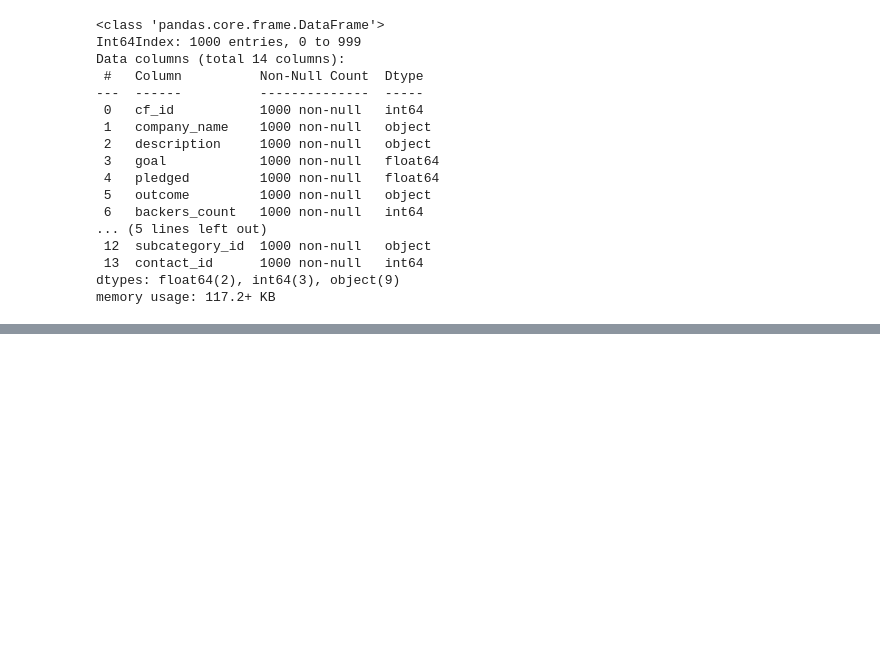
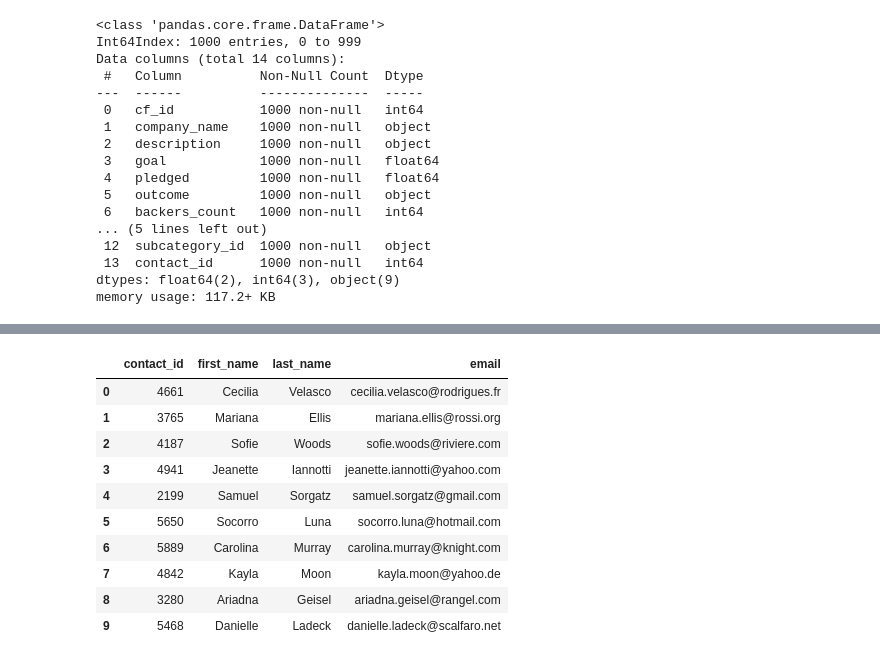
Before and after one commit to zevbennett/Crowdfunding-ETL, a Jupyter notebook: Extraction.ipynb, the cells around one changed output, grey strips where cells are left out. Cells and saved outputs as stored; diff of their text form; code cells hidden in the pictures; blank space fills up the shorter version.

```diff
--- a/Extraction.ipynb
+++ b/Extraction.ipynb
@@ -397,0 +468,16 @@ campaign_cleaned_ordered.to_csv("Data/campaigns.csv")
+# %%
+# Drop the name column and reorder cols.
+contacts_df_clean = contacts_df.drop(['name'], axis=1).loc[:, ["contact_id", "first_name", "last_name", "email"]]
+contacts_df_clean.head(10)
+# %% [output]
+|  | contact_id | first_name | last_name | email |
+| 0 | 4661 | Cecilia | Velasco | cecilia.velasco@rodrigues.fr |
+| 1 | 3765 | Mariana | Ellis | mariana.ellis@rossi.org |
+| 2 | 4187 | Sofie | Woods | sofie.woods@riviere.com |
+| 3 | 4941 | Jeanette | Iannotti | jeanette.iannotti@yahoo.com |
+| 4 | 2199 | Samuel | Sorgatz | samuel.sorgatz@gmail.com |
+| 5 | 5650 | Socorro | Luna | socorro.luna@hotmail.com |
+| 6 | 5889 | Carolina | Murray | carolina.murray@knight.com |
+| 7 | 4842 | Kayla | Moon | kayla.moon@yahoo.de |
+| 8 | 3280 | Ariadna | Geisel | ariadna.geisel@rangel.com |
+| 9 | 5468 | Danielle | Ladeck | danielle.ladeck@scalfaro.net |
```
Also changed, not shown: parts of 7 cells of this notebook, 4 other files.
